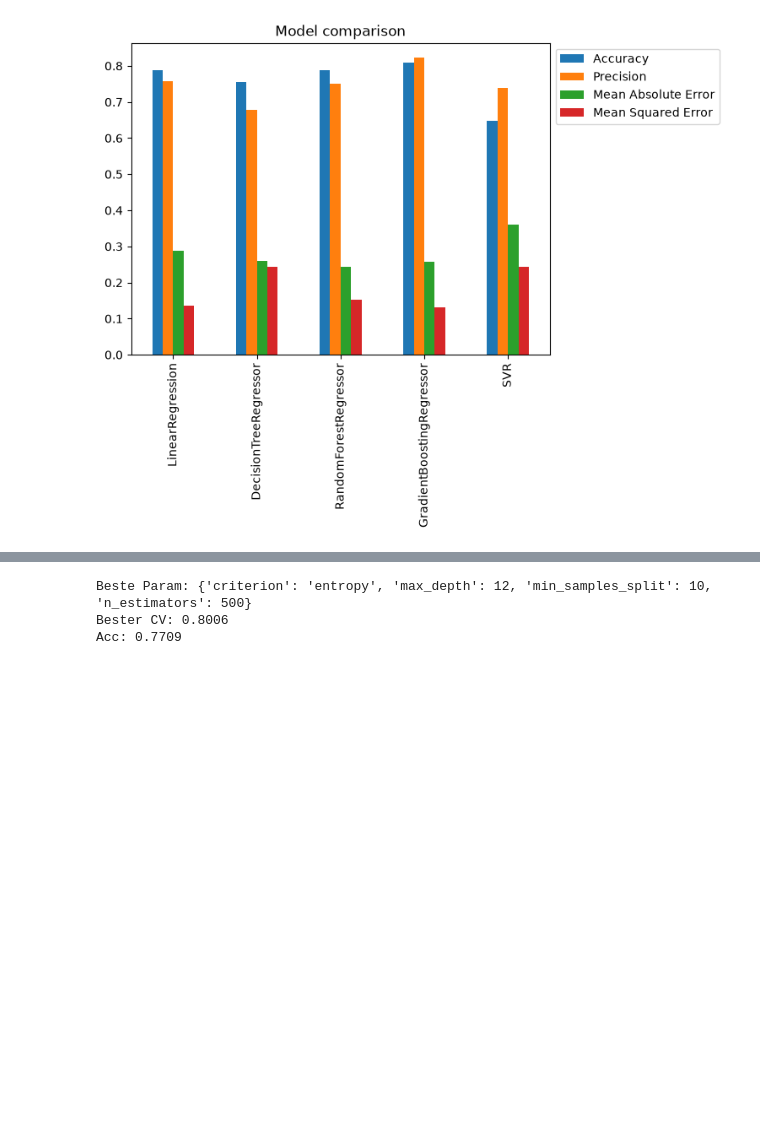
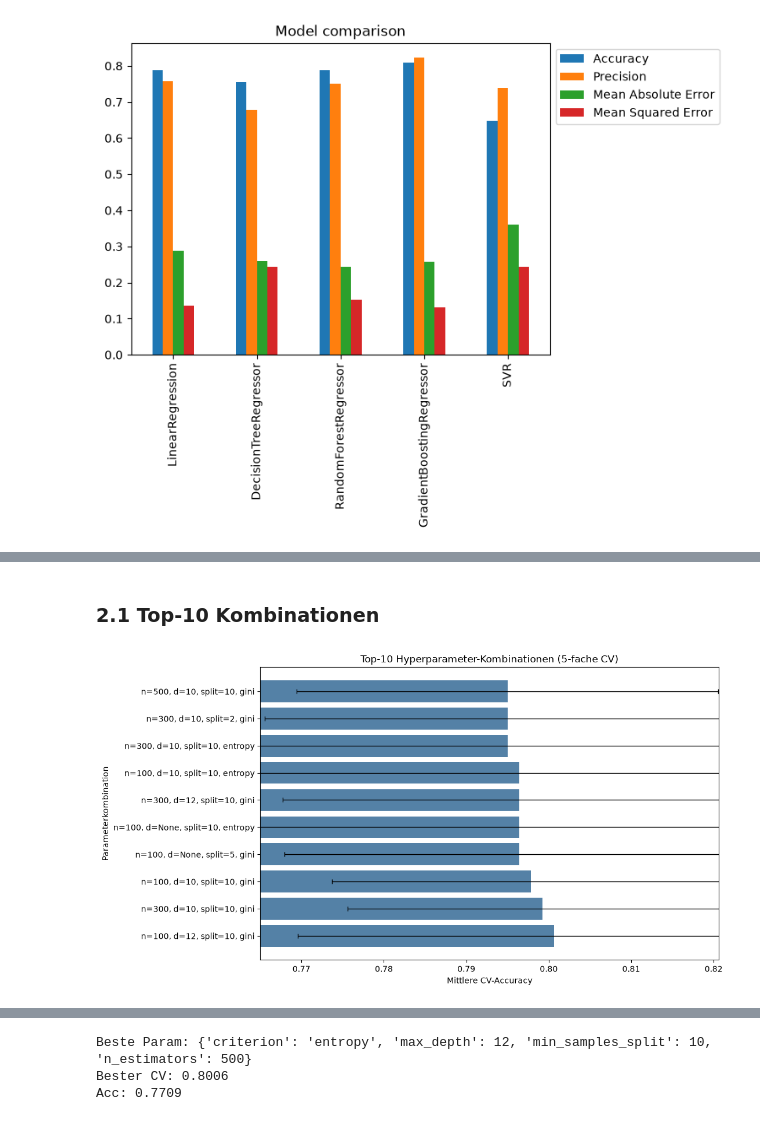
Before and after one commit to Nico-Wan3/ML_Titanic, a Jupyter notebook: main.ipynb, the cells around one changed output, grey strips where cells are left out. Cells and saved outputs as stored; diff of their text form; code cells hidden in the pictures; blank space fills up the shorter version.

```diff
--- a/main.ipynb
+++ b/main.ipynb
@@ -174,0 +226,20 @@ plt.show()
+# %%
+results = pd.DataFrame(grid.cv_results_).copy()
+
+# Parameter in eigene Spalten aufteilen
+results = pd.concat([results, pd.DataFrame(results["params"].tolist())], axis=1)
+
+results["max_depth_str"] = results["max_depth"].apply(
+    lambda v: "None" if pd.isna(v) else str(int(v))
+)
+results["max_depth_num"] = results["max_depth"].apply(
+    lambda v: 0 if pd.isna(v) else int(v)
+)
+results["label"] = results.apply(
+    lambda r: f"n={r['n_estimators']}, d={r['max_depth_str']}, "
+              f"split={r['min_samples_split']}, {r['criterion']}",
+    axis=1,
+)
+
+results[["rank_test_score", "mean_test_score", "std_test_score",
+         "mean_fit_time", "params"]].sort_values("rank_test_score").head(10)
@@ -174,0 +258,25 @@ plt.show()
+# %% [markdown]
+### 2.1 Top-10 Kombinationen
+# %%
+top10 = results.nsmallest(10, "rank_test_score").sort_values("mean_test_score")
+order = top10["label"].tolist()
+
+fig, ax = plt.subplots(figsize=(11, 6))
+sns.barplot(
+    data=top10, x="mean_test_score", y="label",
+    order=order, color="steelblue", ax=ax,
+)
+ax.errorbar(
+    x=top10["mean_test_score"], y=np.arange(len(top10)),
+    xerr=top10["std_test_score"], fmt="none",
+    ecolor="black", capsize=3, linewidth=1,
+)
+ax.set_xlim(top10["mean_test_score"].min() - 0.03,
+            top10["mean_test_score"].max() + 0.02)
+ax.set_xlabel("Mittlere CV-Accuracy")
+ax.set_ylabel("Parameterkombination")
+ax.set_title("Top-10 Hyperparameter-Kombinationen (5-fache CV)")
+plt.tight_layout()
+plt.show()
+# %% [output]
+[figure, added]
```
Also changed, not shown: parts of 10 cells of this notebook.
